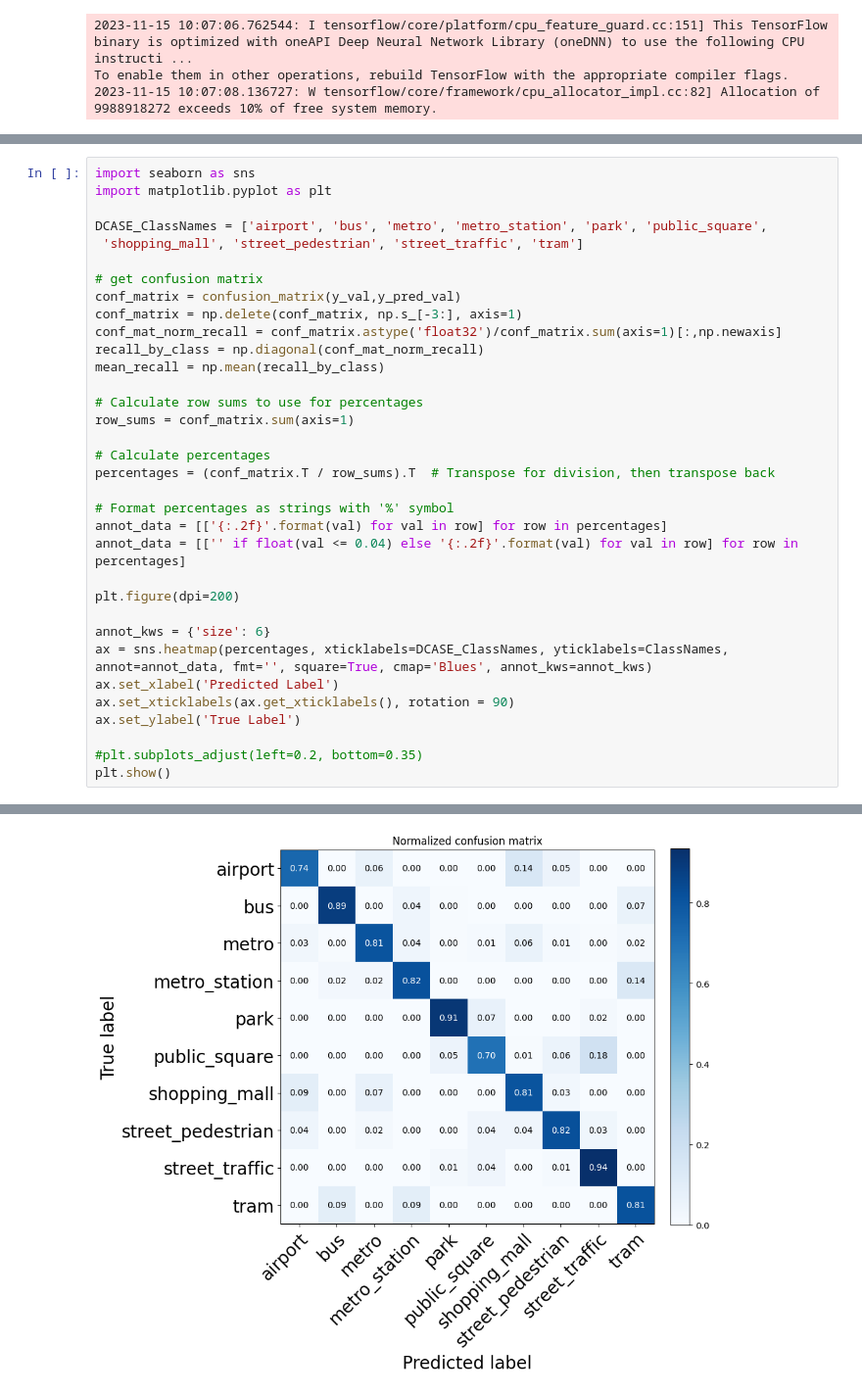
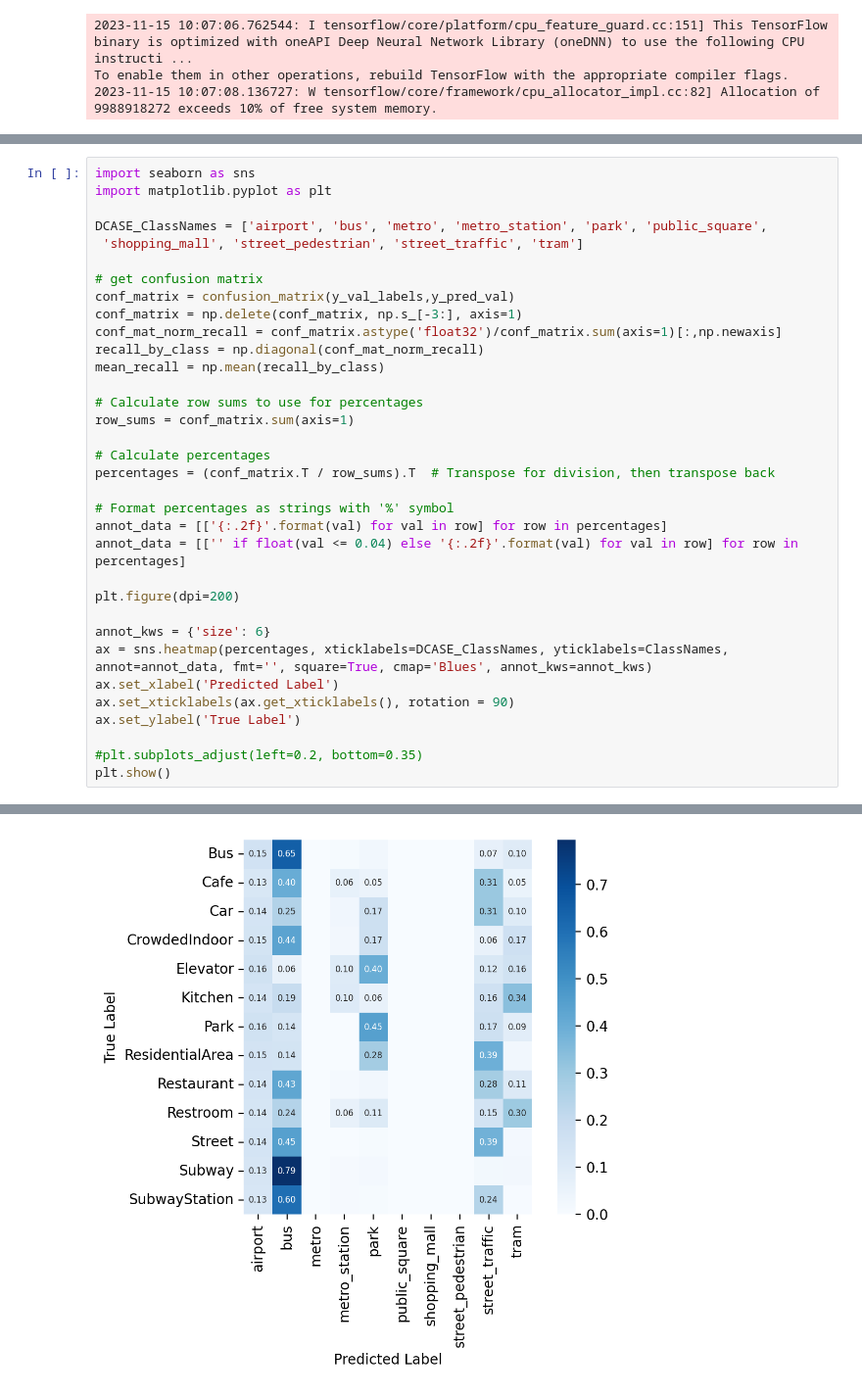
Before and after one commit to Jamesetay1/acoustic_scene_classification, a Jupyter notebook: LateFusion/cochlscene_inference.ipynb, the cells around one changed output, grey strips where cells are left out. Shown at 98% size. Drawn from its saved outputs; the diff is of its cells as text.

```diff
--- a/LateFusion/cochlscene_inference.ipynb
+++ b/LateFusion/cochlscene_inference.ipynb
@@ -137,7 +143,7 @@ DCASE_ClassNames = ['airport', 'bus', 'metro', 'metro_station', 'park', 'public_
  'shopping_mall', 'street_pedestrian', 'street_traffic', 'tram']
 
 # get confusion matrix
-conf_matrix = confusion_matrix(y_val,y_pred_val)
+conf_matrix = confusion_matrix(y_val_labels,y_pred_val)
 conf_matrix = np.delete(conf_matrix, np.s_[-3:], axis=1)
 conf_mat_norm_recall = conf_matrix.astype('float32')/conf_matrix.sum(axis=1)[:,np.newaxis]
 recall_by_class = np.diagonal(conf_mat_norm_recall)
@@ -185 +173 @@ mean per-class precision:  0.824323885637634
-[figure, old version]
+[figure, new version]
```
Also changed, not shown: parts of 3 cells of this notebook, 2 other files.
